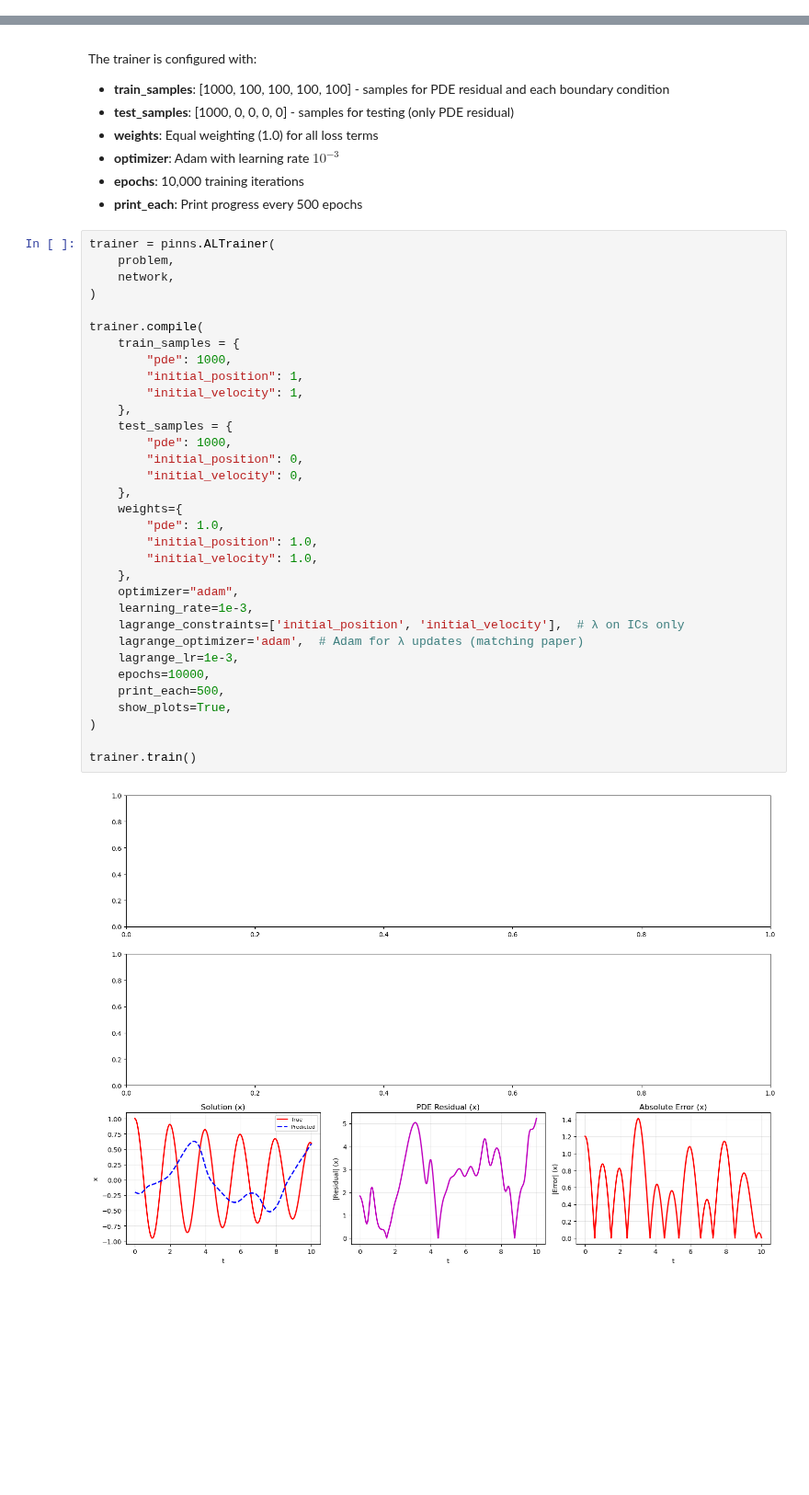
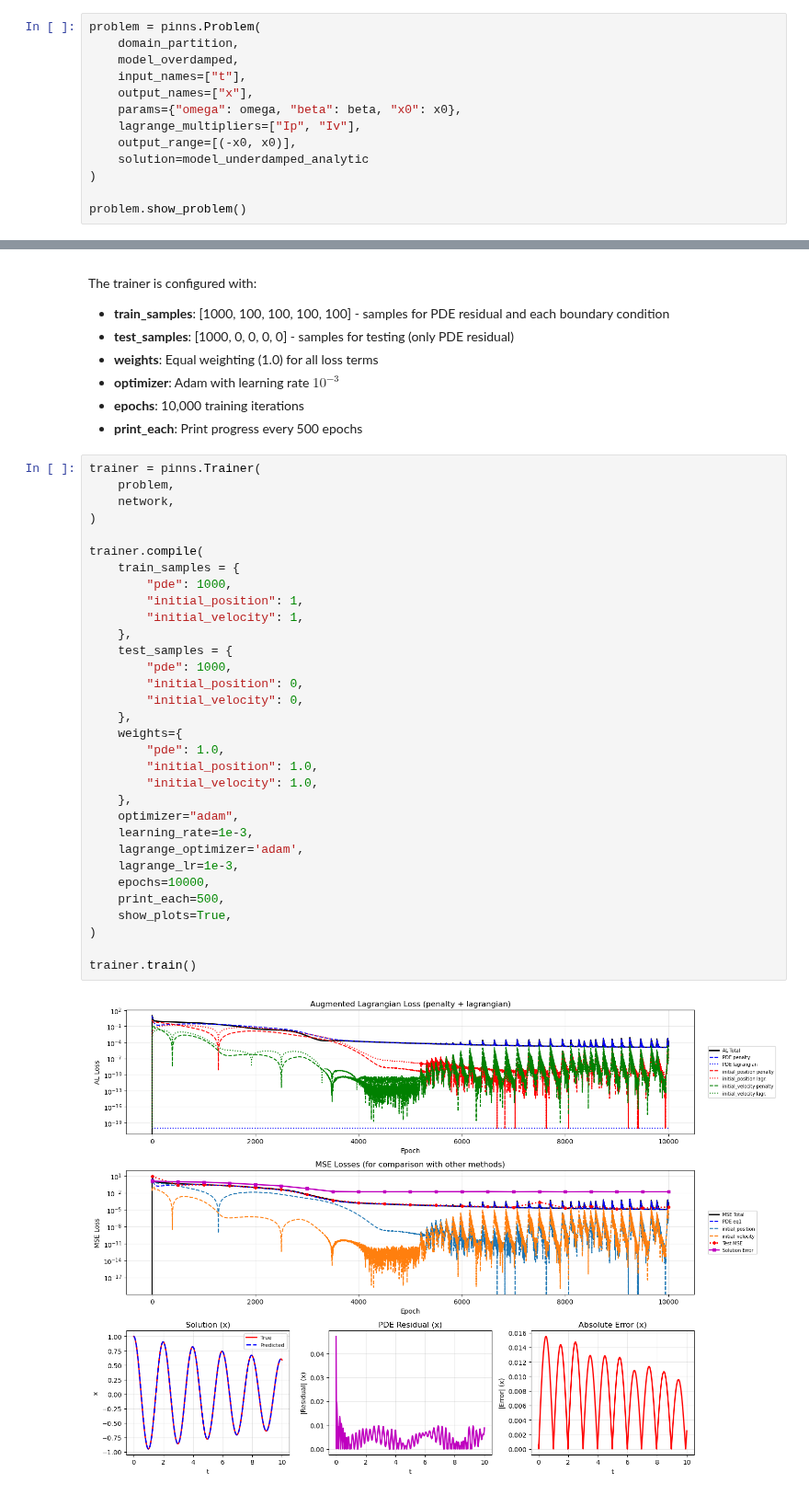
Before and after one commit to gatocor/pinn_models, a Jupyter notebook: examples/1D_overdamped_oscillator.ipynb, the cells around one changed output, grey strips where cells are left out. Shown at 92% size. Cells and saved outputs as stored; diff of their text form; blank space fills up the shorter version.

```diff
--- a/examples/1D_overdamped_oscillator.ipynb
+++ b/examples/1D_overdamped_oscillator.ipynb
@@ -385,0 +394,13 @@ Training complete in 19.5s
+# %%
+problem = pinns.Problem(
+    domain_partition,
+    model_overdamped,
+    input_names=["t"],
+    output_names=["x"],
+    params={"omega": omega, "beta": beta, "x0": x0},
+    lagrange_multipliers=["Ip", "Iv"],
+    output_range=[(-x0, x0)],
+    solution=model_underdamped_analytic
+)
+
+problem.show_problem()
@@ -413,40 +441,39 @@ The trainer is configured with:
 - **epochs**: 10,000 training iterations
 - **print_each**: Print progress every 500 epochs
 # %%
-trainer = pinns.ALTrainer(
+trainer = pinns.Trainer(
     problem,
     network,
 )
 
 trainer.compile(
     train_samples = {
         "pde": 1000,
         "initial_position": 1,
         "initial_velocity": 1,
     },
     test_samples = {
         "pde": 1000,
         "initial_position": 0,
         "initial_velocity": 0,
     },
     weights={
         "pde": 1.0,
         "initial_position": 1.0,
         "initial_velocity": 1.0,
     },
     optimizer="adam",
     learning_rate=1e-3,
-    lagrange_constraints=['initial_position', 'initial_velocity'],  # λ on ICs only
-    lagrange_optimizer='adam',  # Adam for λ updates (matching paper)
+    lagrange_optimizer='adam',
     lagrange_lr=1e-3,
     epochs=10000,
     print_each=500,
     show_plots=True,
 )
 
 trainer.train()
 # %% [output]
-[figure, old version]
+[figure, new version]
 Starting ALTrainer (JAX) for 10000 epochs...
 Weights (penalty parameters): {'pde': 1.0, 'initial_position': 1.0, 'initial_velocity': 1.0}
 λ optimizer: adam, lr: 0.001
```
Also changed, not shown: parts of 12 cells of this notebook, 9 other files.
